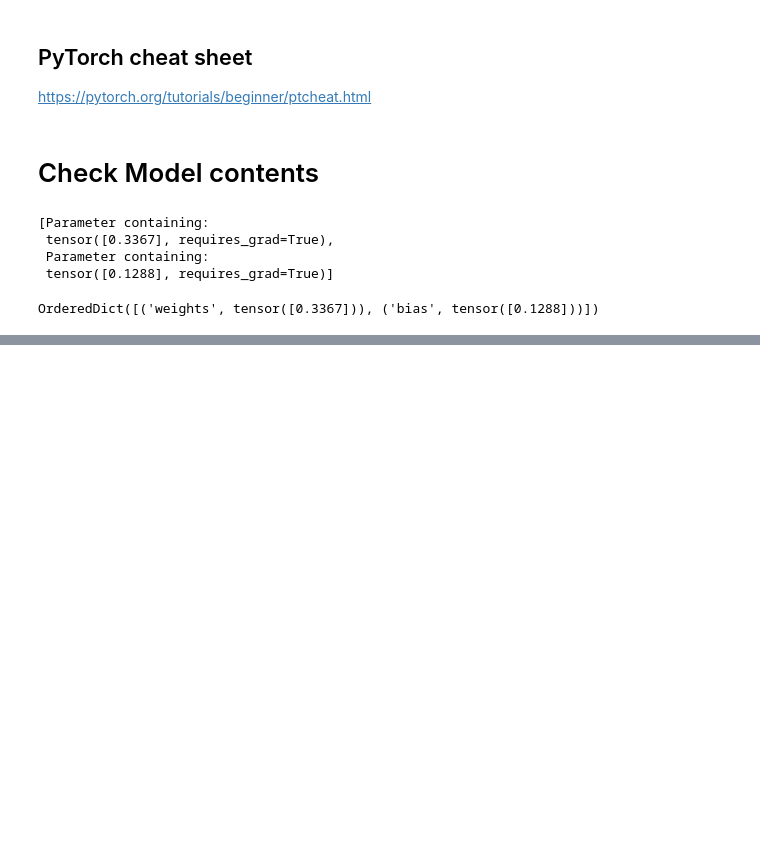
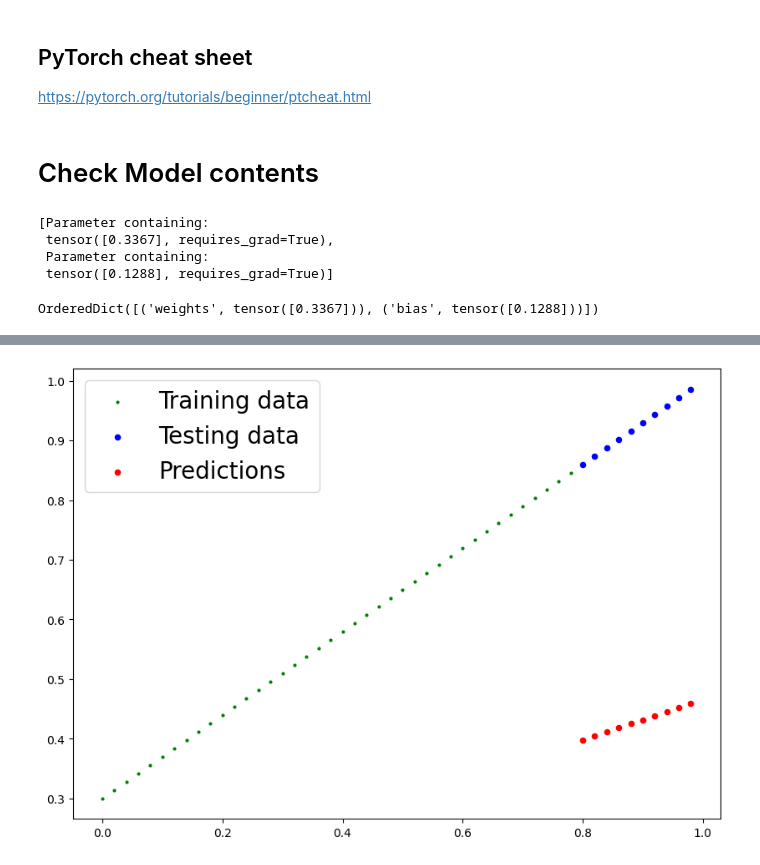
Before and after one commit to MuhammadSafeer786/My-PyTorch-Journey, a Jupyter notebook: Chapter_02_PyTorch_Workflow.ipynb, the cells around one changed output, grey strips where cells are left out. Drawn from its saved outputs; the diff is of its cells as text; code cells hidden in the pictures; blank space fills up the shorter version.

Commit message:
trained model and showed animation

```diff
--- a/Chapter_02_PyTorch_Workflow.ipynb
+++ b/Chapter_02_PyTorch_Workflow.ipynb
@@ -67,11 +66,11 @@ def plot_predictions(train_data=X_train,
   plt.scatter(train_data, train_labels, c="g", s=4, label="Training data")
 
   # plot test data in red
-  plt.scatter(test_data, test_labels, c="r", s=20, label="Testing data")
+  plt.scatter(test_data, test_labels, c="b", s=20, label="Testing data")
 
   if predictions is not None:
     # plot predictions in blue
-    plt.scatter(test_data, predictions, c="b", s=4, label="Predictions")
+    plt.scatter(test_data, predictions, c="r", s=20, label="Predictions")
 
   # show legend
   plt.legend(prop={"size": 20})
@@ -118,0 +124,5 @@ OrderedDict([('weights', tensor([0.3367])), ('bias', tensor([0.1288]))])
+# %%
+with torch.inference_mode(): # torch.no_grad() can also be used. these mode just disable gradient tracking, for testing, faster calculation
+  y_preds = model(X_test) # can only use this code for getting predictions but would also track gradient.
+
+y_preds
@@ -118,0 +140,4 @@ OrderedDict([('weights', tensor([0.3367])), ('bias', tensor([0.1288]))])
+# %%
+plot_predictions(predictions=y_preds)
+# %% [output]
+[figure, added]
```
Also changed, not shown: parts of 14 cells of this notebook.
